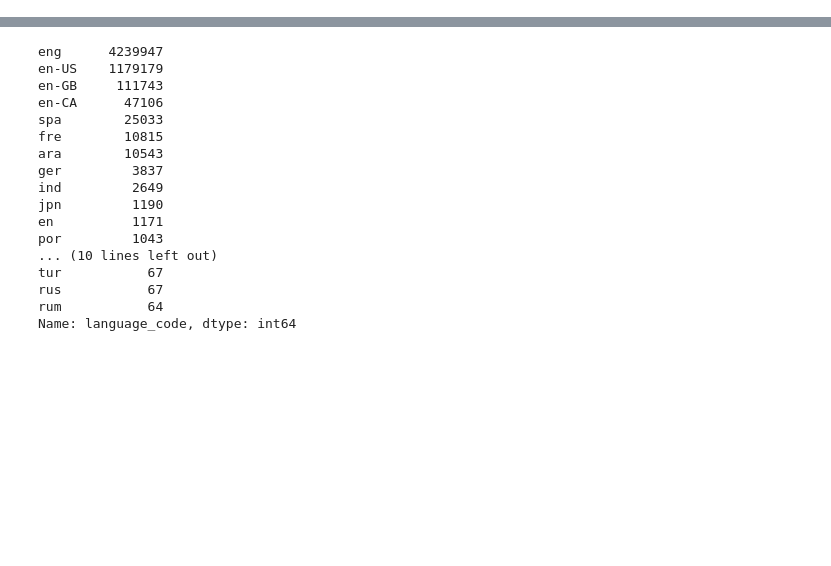
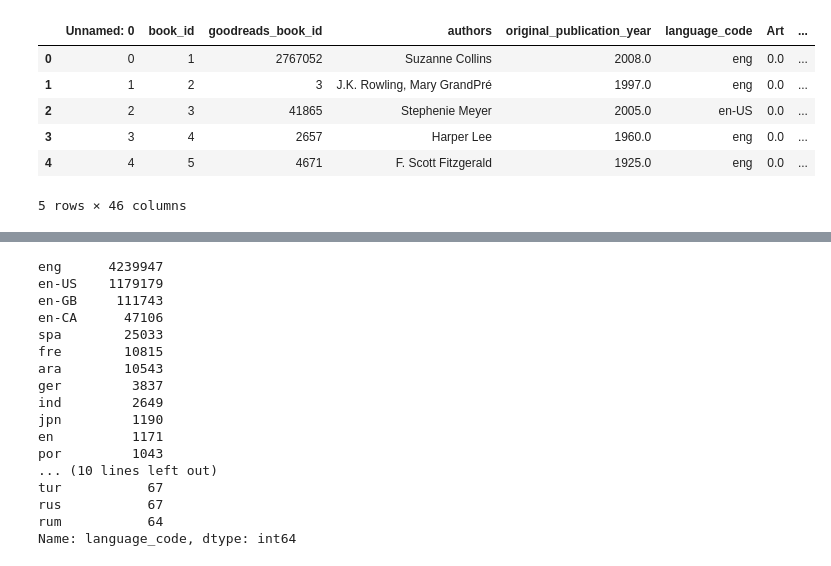
Before and after one commit to sdoctor7/book-recommendations, a Jupyter notebook: part2/cleaning_full_FM-Copy1.ipynb, the cells around one changed output, grey strips where cells are left out. Drawn from its saved outputs; the diff is of its cells as text; code cells hidden in the pictures; blank space fills up the shorter version.

```diff
--- a/part2/cleaning_full_FM-Copy1.ipynb
+++ b/part2/cleaning_full_FM-Copy1.ipynb
@@ -5,0 +18,10 @@ from scipy.sparse import csc_matrix, lil_matrix, save_npz, hstack
+# %%
+books_info.head()
+# %% [output]
+|  | Unnamed: 0 | book_id | goodreads_book_id | authors | original_publication_year | language_code | Art | ... |
+| 0 | 0 | 1 | 2767052 | Suzanne Collins | 2008.0 | eng | 0.0 | ... |
+| 1 | 1 | 2 | 3 | J.K. Rowling, Mary GrandPré | 1997.0 | eng | 0.0 | ... |
+| 2 | 2 | 3 | 41865 | Stephenie Meyer | 2005.0 | en-US | 0.0 | ... |
+| 3 | 3 | 4 | 2657 | Harper Lee | 1960.0 | eng | 0.0 | ... |
+| 4 | 4 | 5 | 4671 | F. Scott Fitzgerald | 1925.0 | eng | 0.0 | ... |
+5 rows × 46 columns
```
Also changed, not shown: parts of 34 cells of this notebook, 2 other files.
